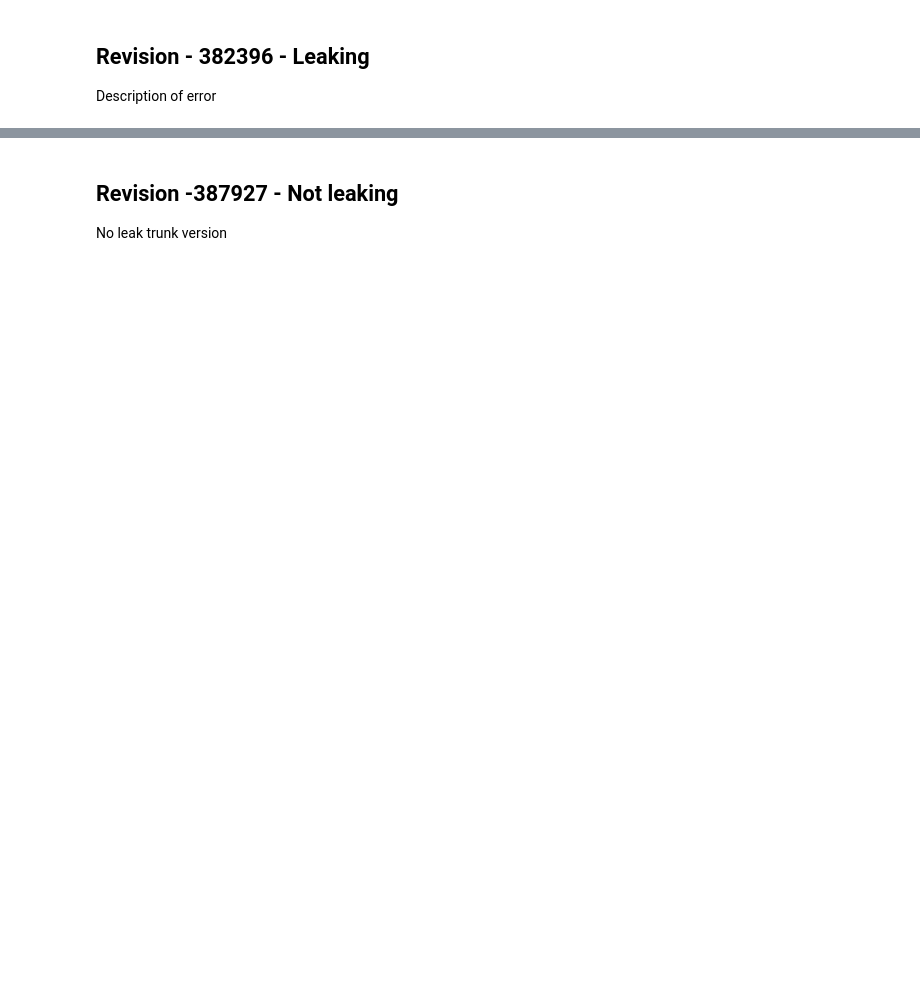
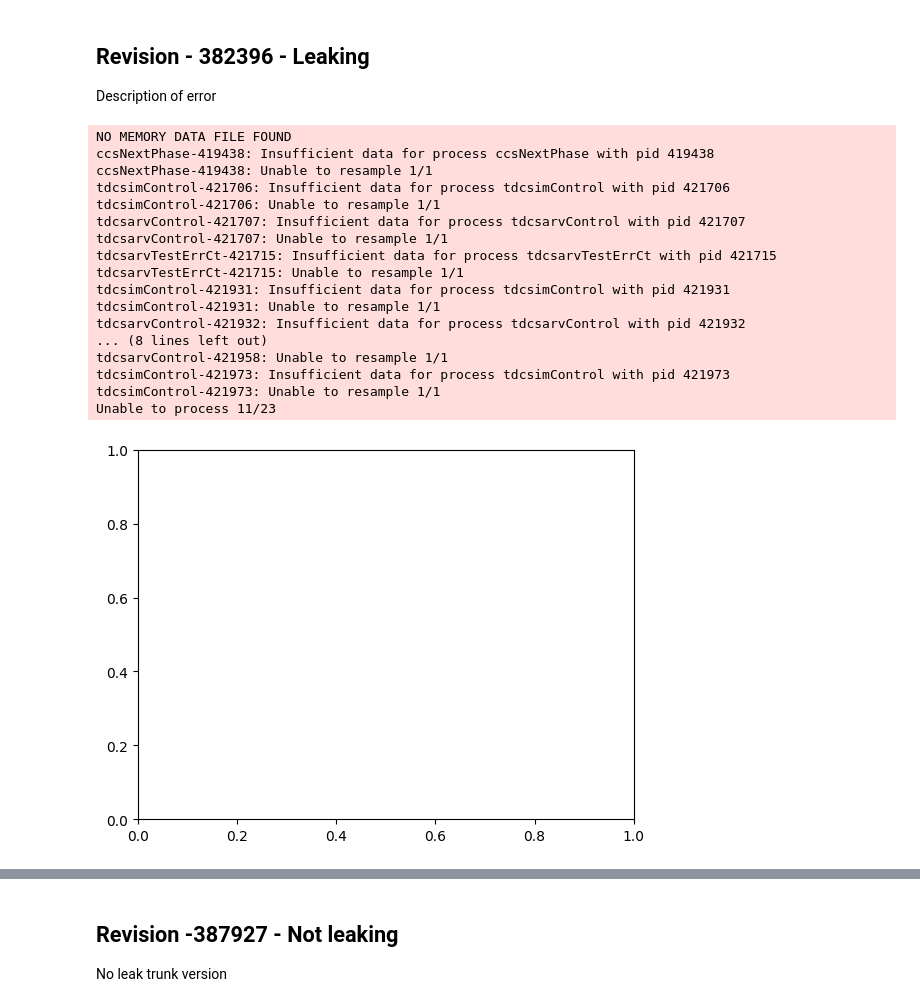
Before and after one commit to BenjaminCarpenter480/memorytools, a Jupyter notebook: Hyperparameters.ipynb, the cells around one changed output, grey strips where cells are left out. Cells and saved outputs as stored; diff of their text form; code cells hidden in the pictures; blank space fills up the shorter version.

```diff
--- a/Hyperparameters.ipynb
+++ b/Hyperparameters.ipynb
@@ -146,9 +133,28 @@ Description of error
 # %%
 plt.cla()
 tdcsarv_382396 = MemoryMonitor()
-tdcsarv_382396.import_from_csv("data/TDCSARV testing/1s granularity/TDCSARV_CONTINOUS TESTING/csv files/tdcsarv_382396.csv")
+tdcsarv_382396.import_from_csv("data/tdcsarv testing/1s granularity/csv files/tdcsarv_382396.csv")
 
 abnorm_pid, abnorm_names = tdcsarv_382396.detect_leaks("LBR")
+# %% [output]
+NO MEMORY DATA FILE FOUND
+ccsNextPhase-419438: Insufficient data for process ccsNextPhase with pid 419438
+ccsNextPhase-419438: Unable to resample 1/1
+tdcsimControl-421706: Insufficient data for process tdcsimControl with pid 421706
+tdcsimControl-421706: Unable to resample 1/1
+tdcsarvControl-421707: Insufficient data for process tdcsarvControl with pid 421707
+tdcsarvControl-421707: Unable to resample 1/1
+tdcsarvTestErrCt-421715: Insufficient data for process tdcsarvTestErrCt with pid 421715
+tdcsarvTestErrCt-421715: Unable to resample 1/1
+tdcsimControl-421931: Insufficient data for process tdcsimControl with pid 421931
+tdcsimControl-421931: Unable to resample 1/1
+tdcsarvControl-421932: Insufficient data for process tdcsarvControl with pid 421932
+... (8 lines left out)
+tdcsarvControl-421958: Unable to resample 1/1
+tdcsimControl-421973: Insufficient data for process tdcsimControl with pid 421973
+tdcsimControl-421973: Unable to resample 1/1
+Unable to process 11/23
+[figure, added]
 # %%
 %matplotlib widget
 plt.cla()
```
Also changed, not shown: parts of 26 cells of this notebook, 1 other file.
